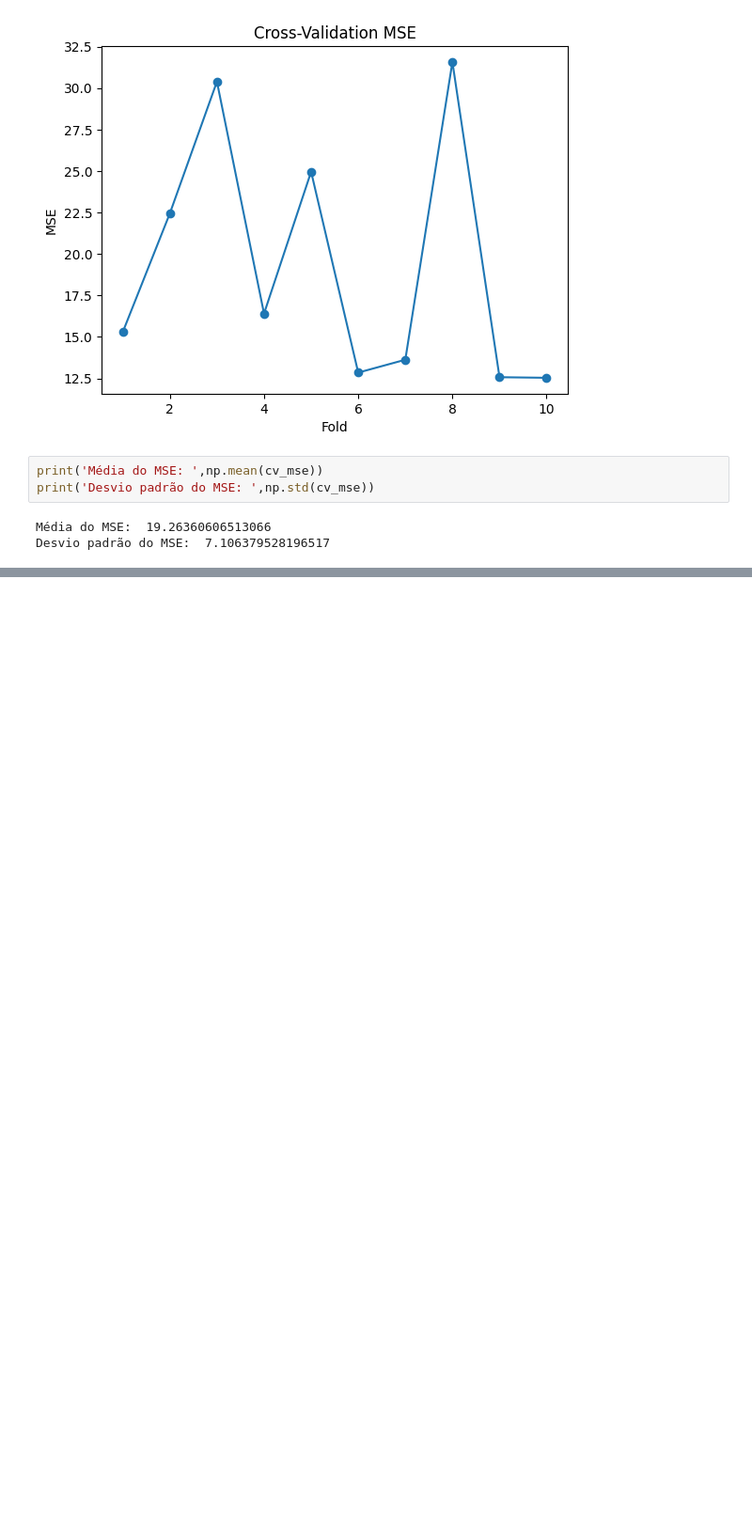
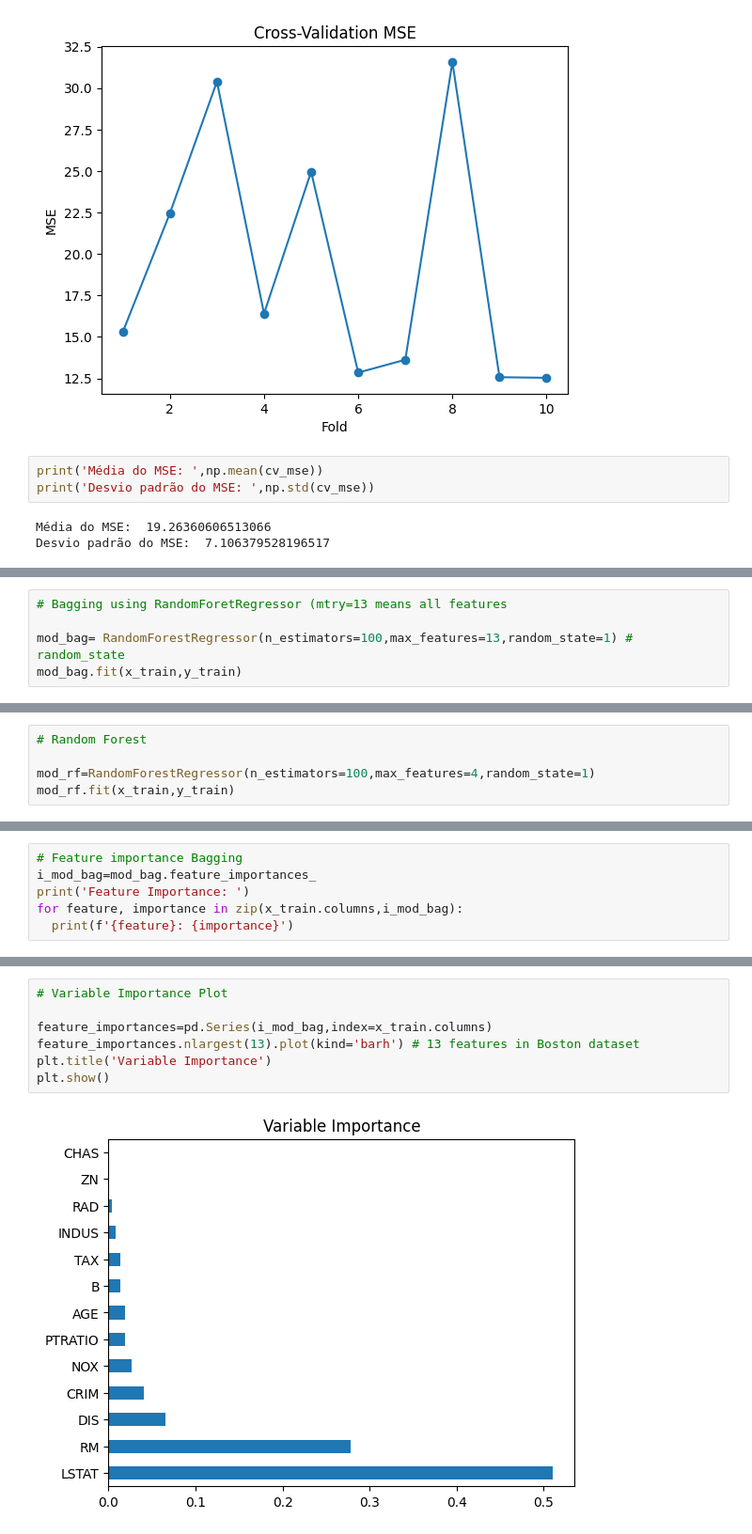
Before and after one commit to Was01/IA, a Jupyter notebook: UFV/apredEst/arvoreRegressao/arvoreDeRegressao.ipynb, the cells around one changed output, grey strips where cells are left out. Shown: that part at 94% size. Drawn from its saved outputs; the diff is of its cells as text; blank space fills up the shorter version.

```diff
--- a/UFV/apredEst/arvoreRegressao/arvoreDeRegressao.ipynb
+++ b/UFV/apredEst/arvoreRegressao/arvoreDeRegressao.ipynb
@@ -137,0 +143,5 @@ Desvio padrão do MSE:  7.106379528196517
+# %%
+# Bagging using RandomForetRegressor (mtry=13 means all features
+
+mod_bag= RandomForestRegressor(n_estimators=100,max_features=13,random_state=1) # random_state
+mod_bag.fit(x_train,y_train)
@@ -137,0 +157,5 @@ Desvio padrão do MSE:  7.106379528196517
+# %%
+# Random Forest
+
+mod_rf=RandomForestRegressor(n_estimators=100,max_features=4,random_state=1)
+mod_rf.fit(x_train,y_train)
@@ -137,0 +186,6 @@ Desvio padrão do MSE:  7.106379528196517
+# %%
+# Feature importance Bagging
+i_mod_bag=mod_bag.feature_importances_
+print('Feature Importance: ')
+for feature, importance in zip(x_train.columns,i_mod_bag):
+  print(f'{feature}: {importance}')
@@ -137,0 +207,9 @@ Desvio padrão do MSE:  7.106379528196517
+# %%
+# Variable Importance Plot
+
+feature_importances=pd.Series(i_mod_bag,index=x_train.columns)
+feature_importances.nlargest(13).plot(kind='barh') # 13 features in Boston dataset
+plt.title('Variable Importance')
+plt.show()
+# %% [output]
+[figure, added]
```
Also changed, not shown: parts of 10 cells of this notebook.
